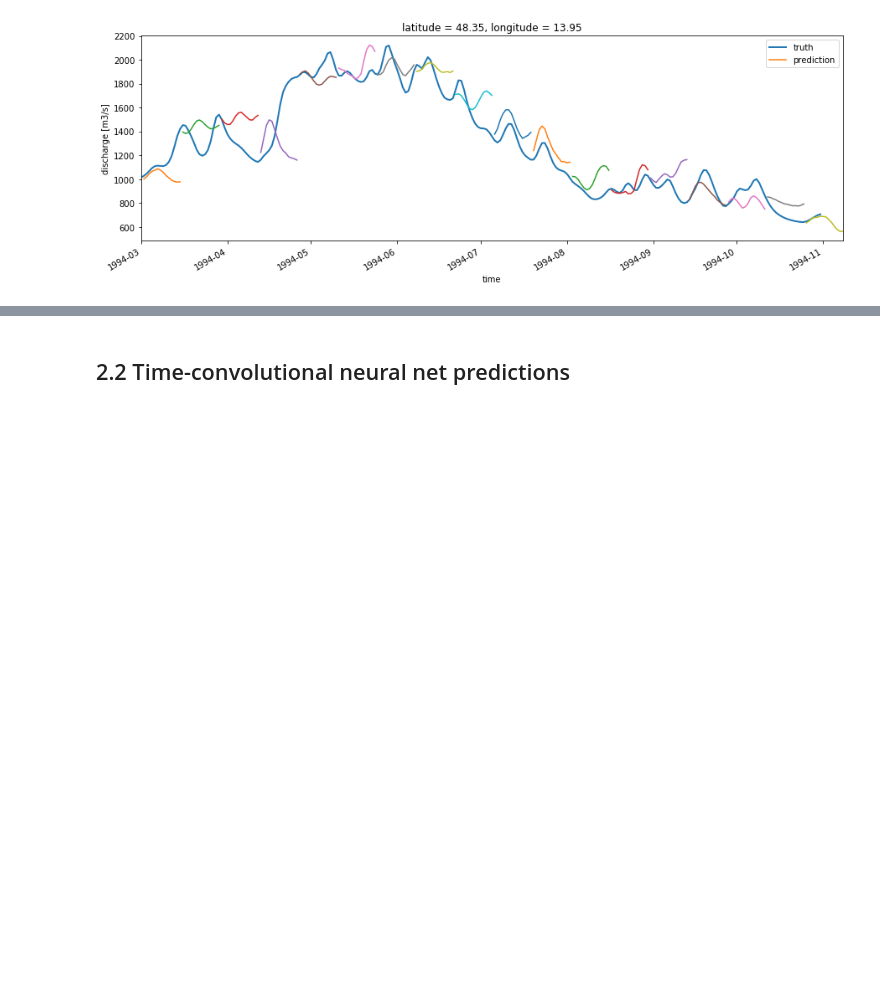
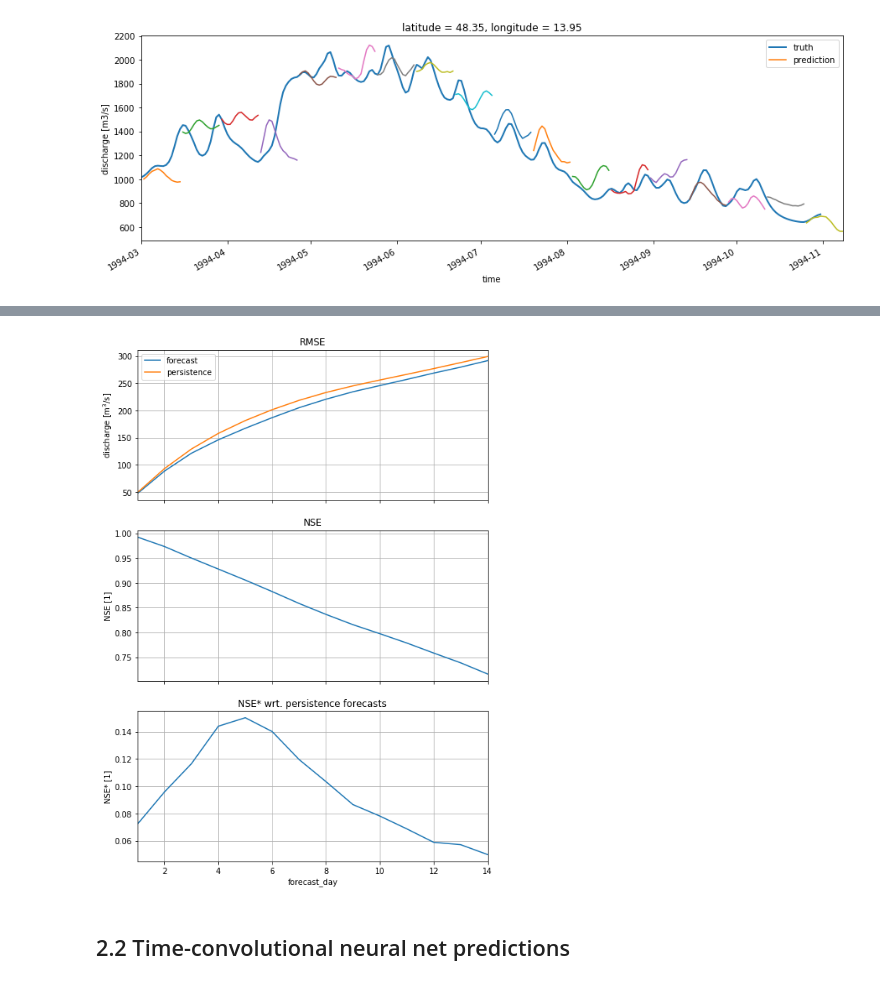
Before and after one commit to ECMWFCode4Earth/ml_flood, a Jupyter notebook: notebooks/3_model_tests/Model_evaluation.ipynb, the cells around one changed output, grey strips where cells are left out. Saved outputs shown, nothing was run; the diff lists cells and outputs as text; code cells hidden in the pictures; blank space fills up the shorter version.

```diff
--- a/notebooks/3_model_tests/Model_evaluation.ipynb
+++ b/notebooks/3_model_tests/Model_evaluation.ipynb
@@ -181,2 +170,20 @@ Text(0, 0.5, 'NSE [1]')
+# %%
+fig, ax = plt.subplots(3,1, sharex=True, figsize=(8,12))
+d.RMSE.plot(ax=ax[0], label='forecast')
+d.RMSE_persistence.plot(ax=ax[0], label='persistence')
+ax[0].set_ylabel('discharge [m$^3$/s]')
+ax[0].set_title('RMSE')
+ax[0].legend()
+
+d.NSE.plot(ax=ax[1], title='NSE')
+ax[1].set_ylabel('NSE [1]')
+
+d.NSE_diff.plot(ax=ax[2], title="NSE* wrt. persistence forecasts")
+ax[2].set_ylabel('NSE* [1]')
+
+for axis in ax:
+    axis.grid()
+# %% [output]
+[figure, added]
 # %% [markdown]
 ## 2.2 Time-convolutional neural net predictions
```
Also changed, not shown: parts of 6 cells of this notebook, 1 other file.
